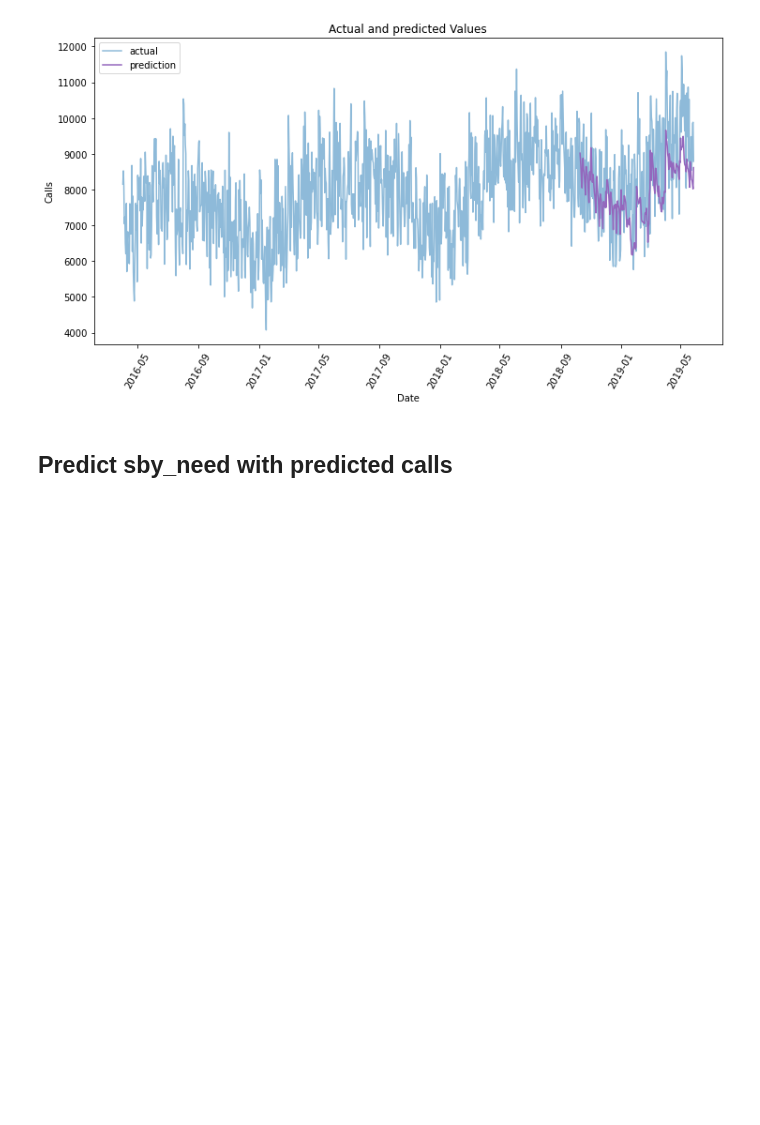
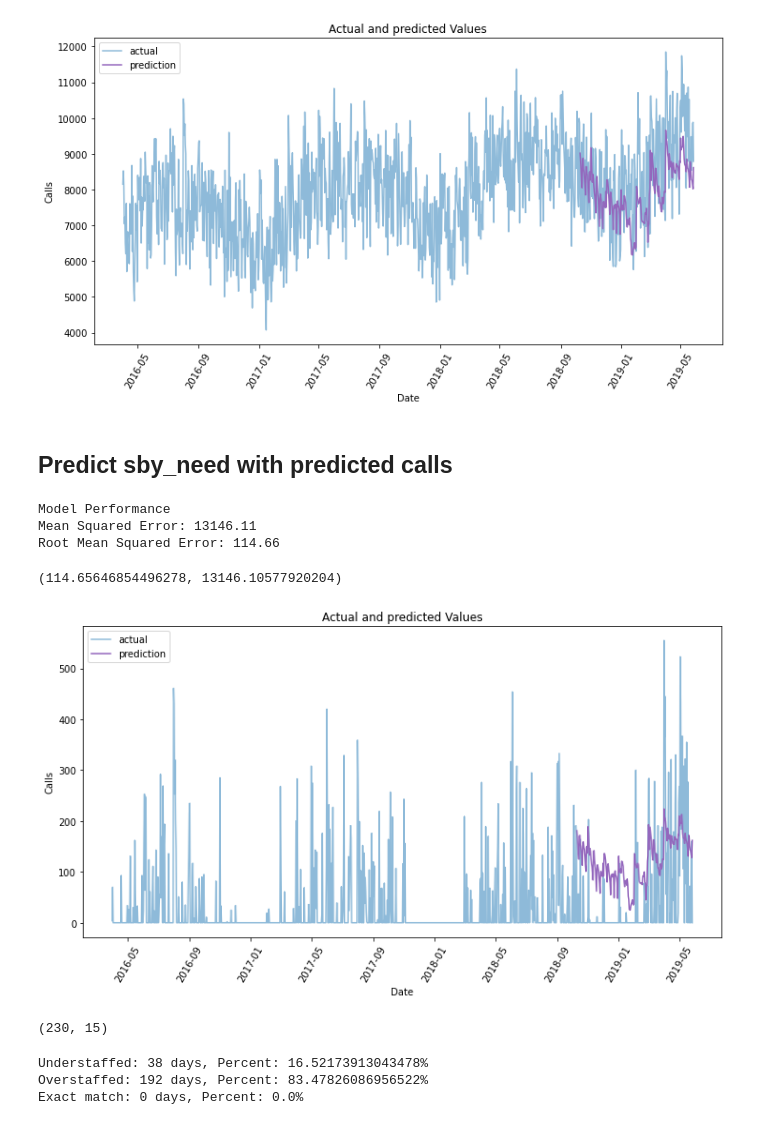
Before and after one commit to PandaKata/standby_duty_forecasting, a Jupyter notebook: notebooks/model_final.ipynb, the cells around one changed output. Saved outputs shown, nothing was run; the diff lists cells and outputs as text; code cells hidden in the pictures; blank space fills up the shorter version.

```diff
--- a/notebooks/model_final.ipynb
+++ b/notebooks/model_final.ipynb
@@ -421,0 +431,65 @@ plt.xlabel('Date'); plt.ylabel('Calls'); plt.title('Actual and predicted Values'
+# %%
+# train test split
+x_train, x_test = train_test_split(X, 922)
+y_train, y_test = train_test_split(y, 922)
+# %%
+# predict sby_need with QuantileRegressor
+quantile = QuantileRegressor(quantile=0.95, alpha=0.25).fit(x_train, y_train)
+pred = quantile.predict(x_test)
+pred = pd.Series(pred)
+# %%
+# eliminate values <0, round to nearest integer
+pred = pred.apply(lambda x: 0 if x < 0 else x)
+pred = np.round(pred, 0)
+# %%
+# evaluate
+evaluate(quantile, x_test, y_test)
+# %% [output]
+Model Performance
+Mean Squared Error: 13146.11
+Root Mean Squared Error: 114.66
+(114.65646854496278, 13146.10577920204)
+# %%
+# prepare for visualization
+# Dataframe with predictions and dates
+true_data = pd.DataFrame(data = {'date': dates, 'actual': y})
+predictions_data = pd.DataFrame(data = {'date': test_dates, 'prediction': pred})
+# %%
+# plot new predictions
+# plot prediction and actual values
+plt.figure(figsize=(12,6))
+plt.plot(true_data['date'], true_data['actual'], 'b-', label = 'actual', alpha=0.5, color='tab:blue')
+# Plot the predicted values
+plt.plot(predictions_data['date'], predictions_data['prediction'], label = 'prediction', color='tab:purple')
+plt.xticks(rotation = '60');
+plt.legend()
+# Graph labels
+plt.xlabel('Date'); plt.ylabel('Calls'); plt.title('Actual and predicted Values');
+# %% [output]
+[figure, added]
+# %%
+# create new df with predictions
+df_final = intermediate_df.copy()
+sby_need_predicted = pd.concat([intermediate_df['sby_need'].iloc[:922], pred], axis=0).reset_index(drop=True)
+df_final['sby_need_predicted'] = sby_need_predicted
+# create new df for testing timeframe
+df_final_eval = df_final[922:]
+df_final_eval = df_final_eval.reset_index(drop=True)
+df_final_eval.shape
+# %% [output]
+(230, 15)
+# %%
+# check how many times we are understaffed - predicted vs actual
+df_final_eval['understaffed'] = np.where(df_final_eval['sby_need_predicted'] < df_final_eval['sby_need'], 1, 0)
+df_final_eval['overstaffed'] = np.where(df_final_eval['sby_need_predicted'] > df_final_eval['sby_need'], 1, 0)
+df_final_eval['exact_match'] = np.where(df_final_eval['sby_need_predicted'] == df_final_eval['sby_need'], 1, 0)
+understaffed = df_final_eval['understaffed'].sum()
+overstaffed = df_final_eval['overstaffed'].sum()
+exact_match = df_final_eval['exact_match'].sum()
+print('Understaffed: {} days,'.format(understaffed), 'Percent: {}%'.format(understaffed/len(df_final_eval)*100))
+print('Overstaffed: {} days,'.format(overstaffed), 'Percent: {}%'.format(overstaffed/len(df_final_eval)*100))
+print('Exact match: {} days,'.format(exact_match), 'Percent: {}%'.format(exact_match/len(df_final_eval)*100))
+# %% [output]
+Understaffed: 38 days, Percent: 16.52173913043478%
+Overstaffed: 192 days, Percent: 83.47826086956522%
+Exact match: 0 days, Percent: 0.0%
```
Also changed, not shown: parts of 4 cells of this notebook.
